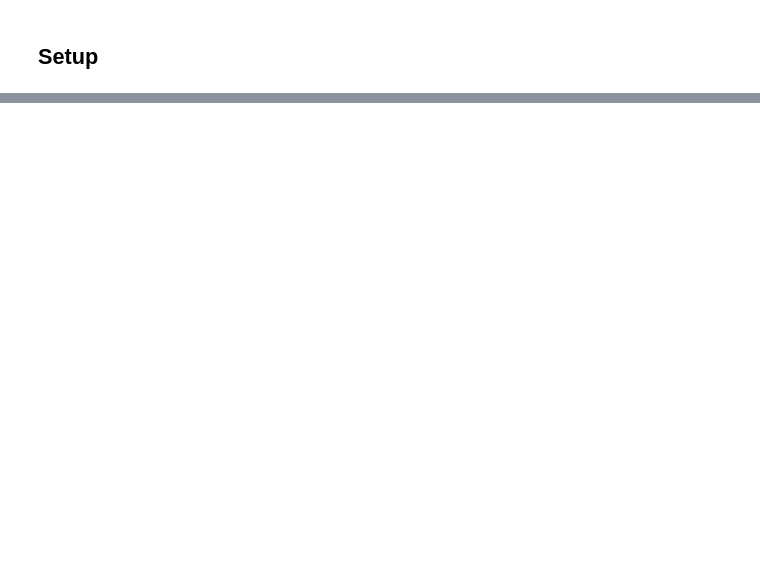
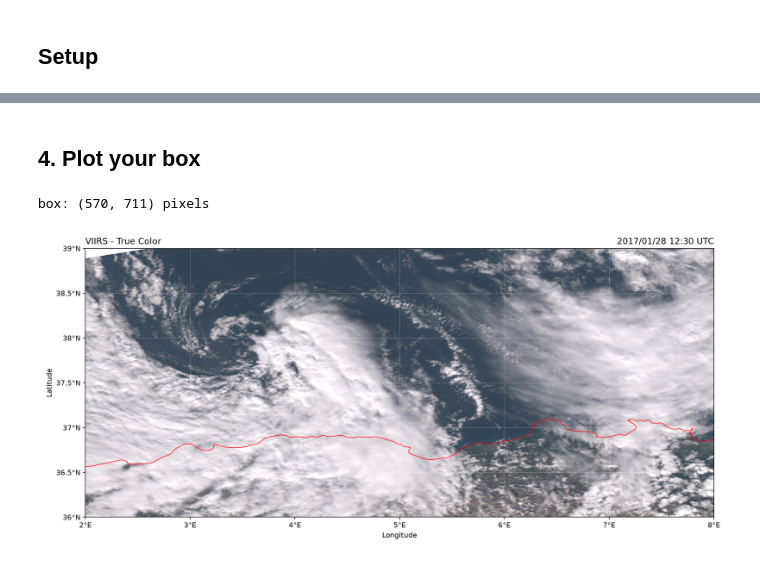
Before and after one commit to rmsm95/GOES-VIIRS-Imagery-Guide, a Jupyter notebook: notebooks/08_viirs_true_color.ipynb, the cells around one changed output, grey strips where cells are left out. Saved outputs shown, nothing was run; the diff lists cells and outputs as text; code cells hidden in the pictures; blank space fills up the shorter version.

```diff
--- a/notebooks/08_viirs_true_color.ipynb
+++ b/notebooks/08_viirs_true_color.ipynb
@@ -125,0 +174,21 @@ coverage of Shishaldin use the GOES notebooks instead.
+# %% [markdown]
+## 4. Plot your box
+# %%
+if BOX is None:
+    print("No box set -- the whole granule is above.")
+else:
+    lon_min, lon_max, lat_min, lat_max = BOX
+    rgb, lon, lat, when = gt.viirs_true_color(DATA_DIR, lon_min, lon_max,
+                                              lat_min, lat_max)
+    print("box:", rgb.shape[:2], "pixels")
+
+    fig, ax = figure_for(lon_min, lon_max, lat_min, lat_max)
+    ax.pcolormesh(lon, lat, np.zeros(lon.shape), color=rgb.reshape(-1, 3),
+                  shading="nearest", zorder=0)
+    decorate(ax, lon_min, lon_max, lat_min, lat_max,
+             "VIIRS - True Color", when)
+    fig.tight_layout(); fig.savefig(OUT_BOX, dpi=DPI); plt.close(fig)
+    display(Image(filename=str(OUT_BOX)))
+# %% [output]
+box: (570, 711) pixels
+[figure, added]
```
Also changed, not shown: parts of 19 cells of this notebook, 29 other files.
